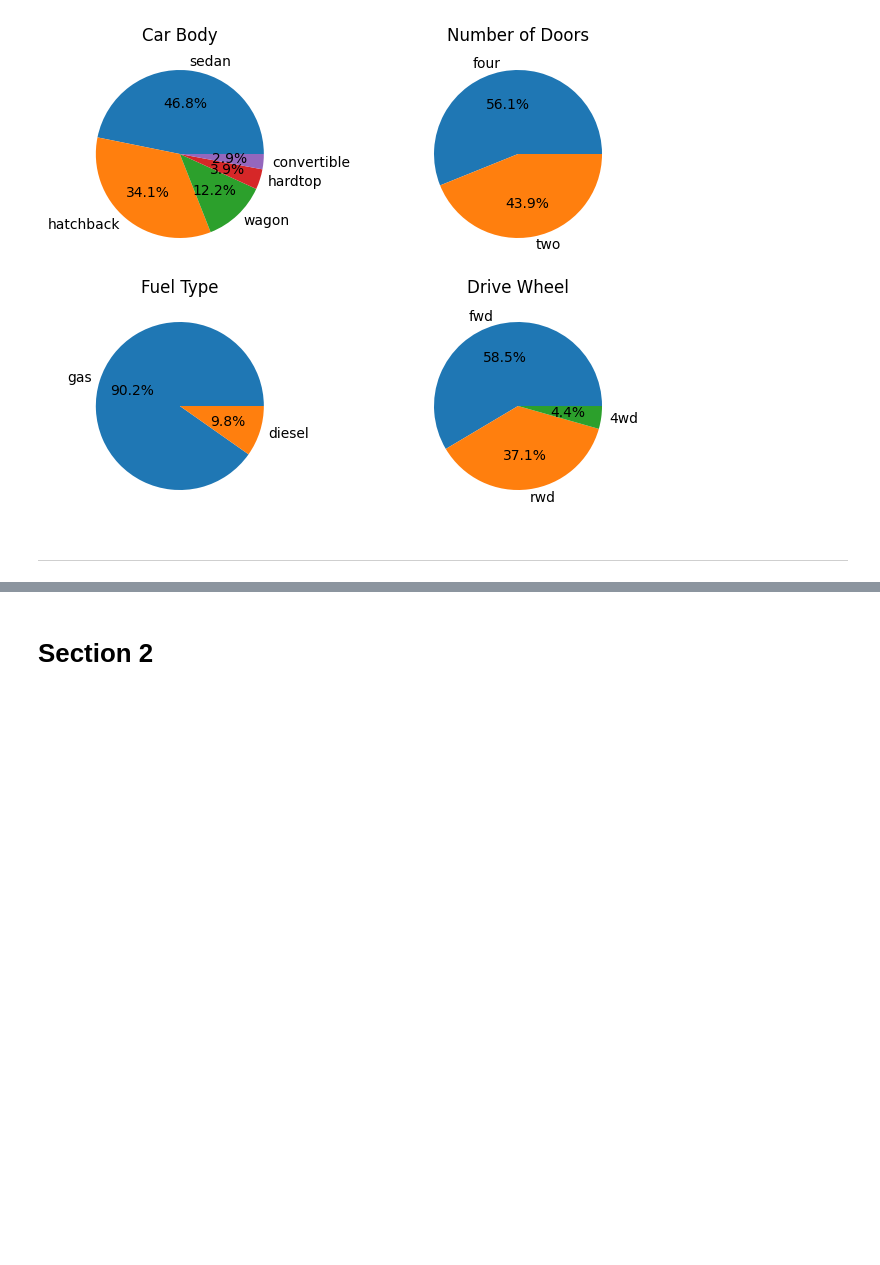
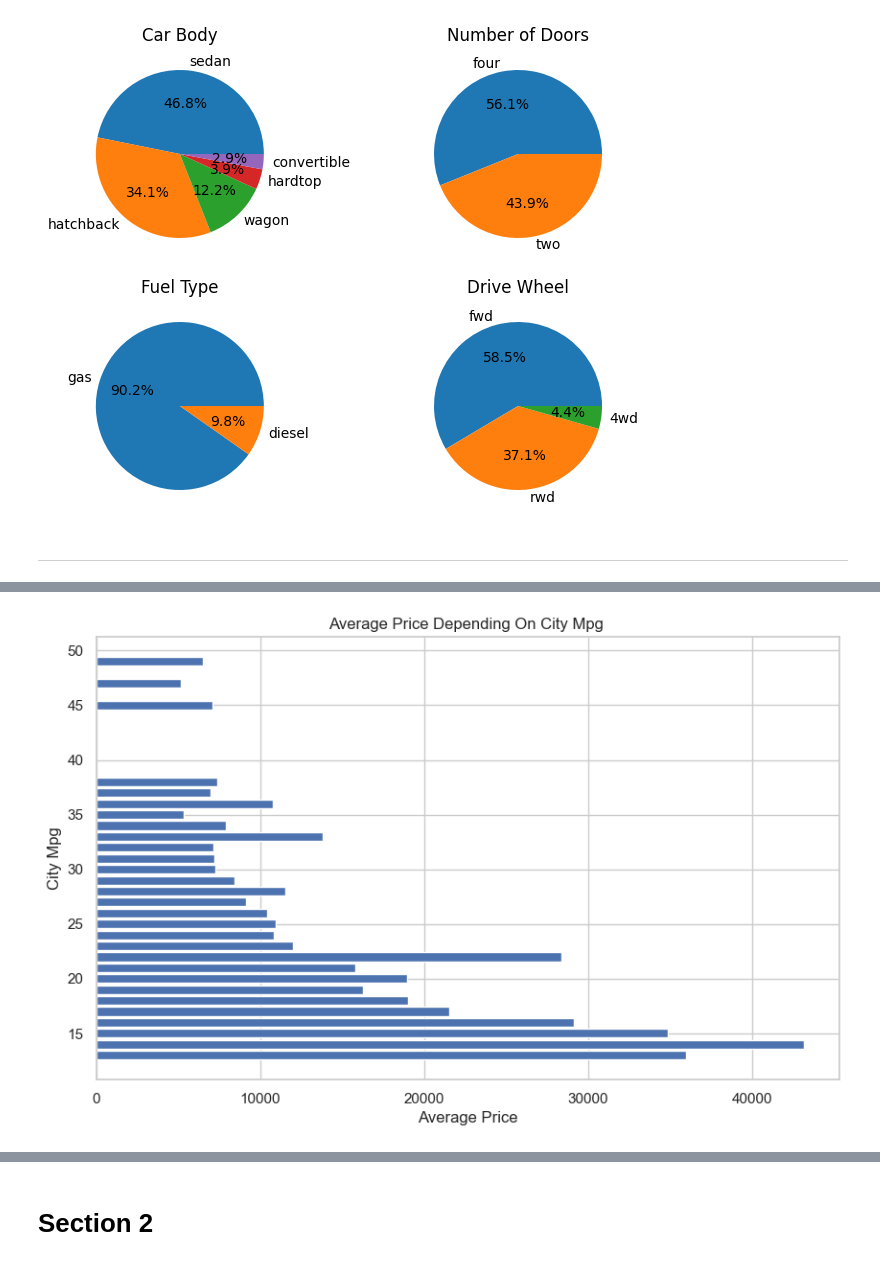
Before and after one commit to RanaAlaaTahon/car-price-analysis, a Jupyter notebook: jupyter_notebooks/data-visualization.ipynb, the cells around one changed output, grey strips where cells are left out. Drawn from its saved outputs; the diff is of its cells as text; code cells hidden in the pictures; blank space fills up the shorter version.

```diff
--- a/jupyter_notebooks/data-visualization.ipynb
+++ b/jupyter_notebooks/data-visualization.ipynb
@@ -124,0 +160,11 @@ plt.show()
+# %%
+# Chart 9:  average price depending on citympg
+avg_citympg_price = cars_df.groupby('citympg')['price'].mean().sort_values(ascending=False)
+plt.figure(figsize=(10, 6))
+plt.barh(avg_citympg_price.index[::-1], avg_citympg_price.values[::-1])
+plt.title(f'Average Price Depending On City Mpg ')
+plt.xlabel('Average Price')
+plt.ylabel('City Mpg')
+plt.show()
+# %% [output]
+[figure, added]
```
Also changed, not shown: parts of 6 cells of this notebook, 1 other file.
